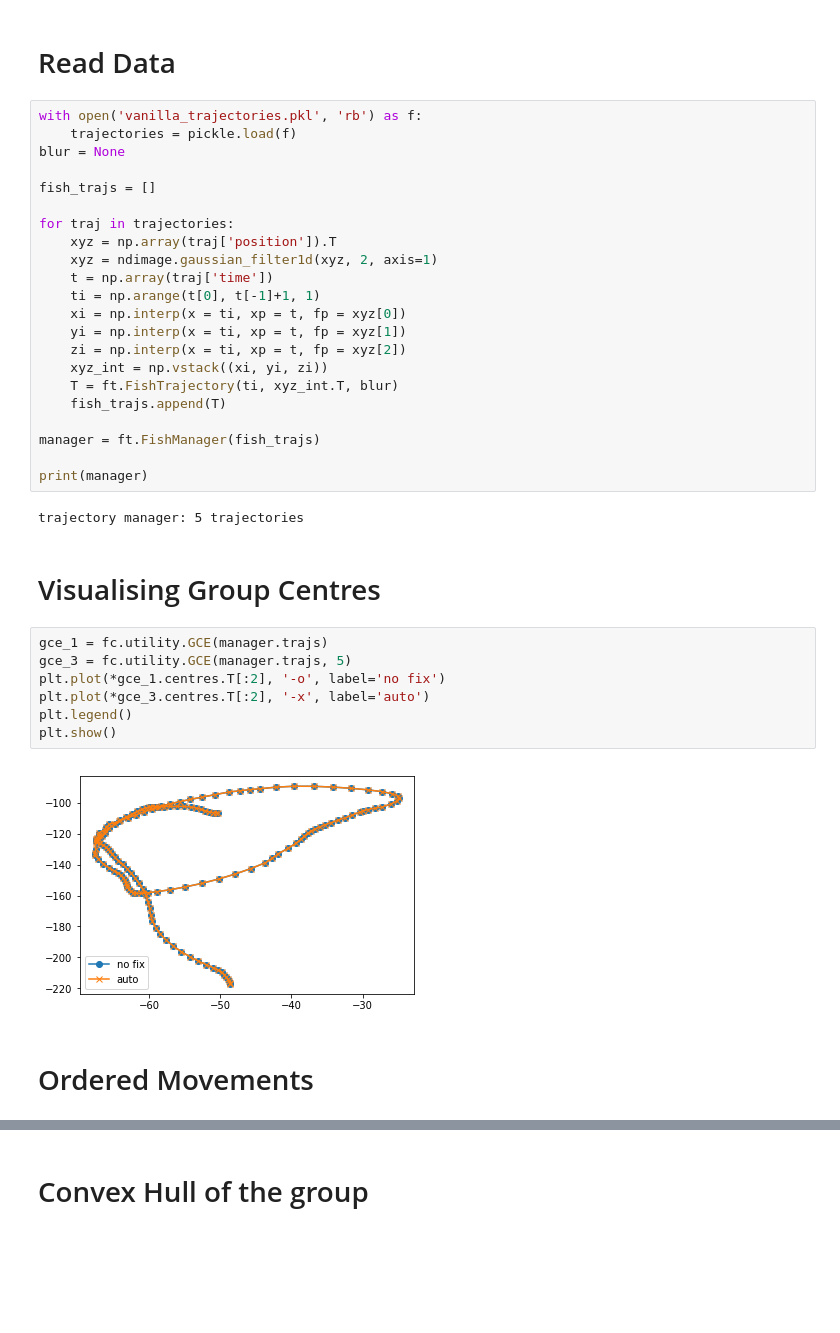
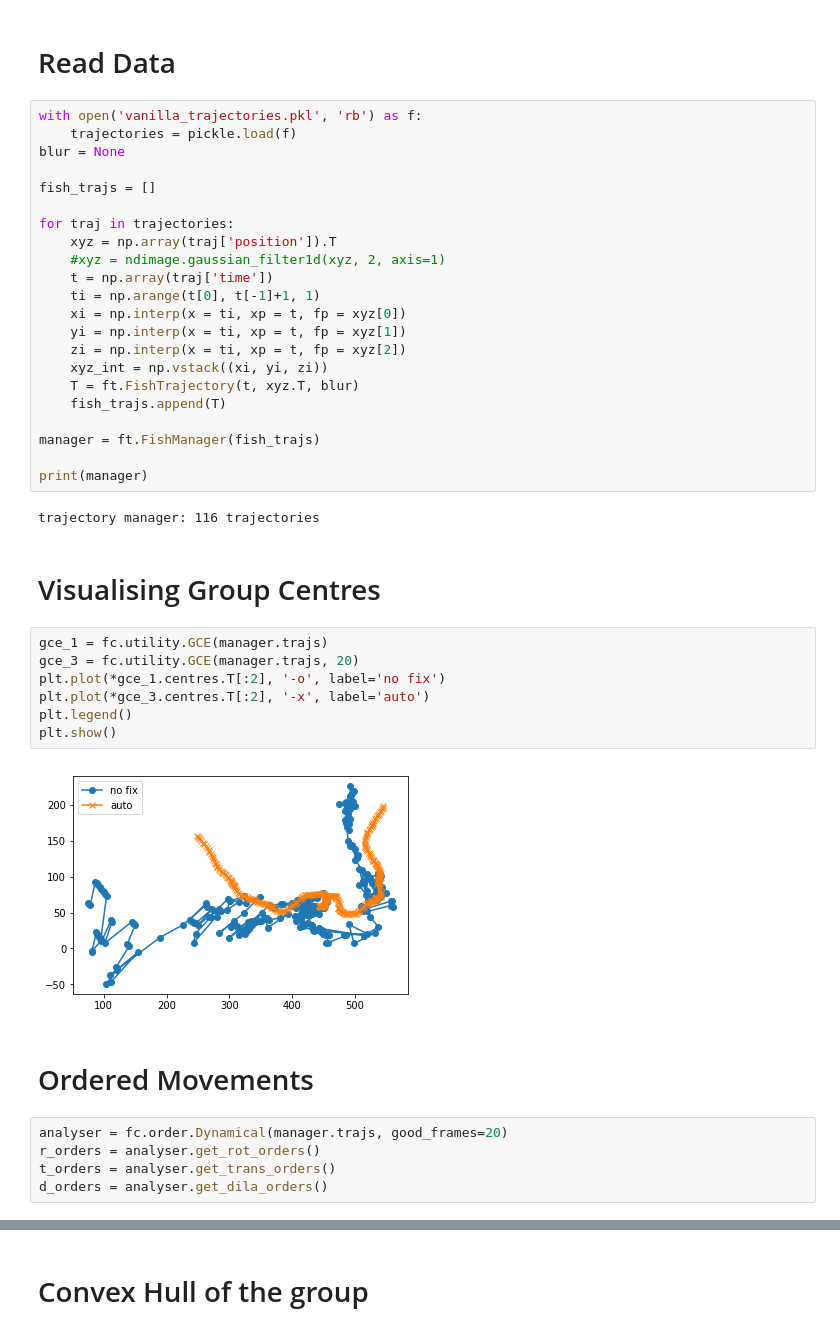
Before and after one commit to yangyushi/FishPy, a Jupyter notebook: notebooks/corr.ipynb, the cells around one changed output, grey strips where cells are left out. Saved outputs shown, nothing was run; the diff lists cells and outputs as text; blank space fills up the shorter version.

```diff
--- a/notebooks/corr.ipynb
+++ b/notebooks/corr.ipynb
@@ -34,32 +31,37 @@ fish_trajs = []
 
 for traj in trajectories:
     xyz = np.array(traj['position']).T
-    xyz = ndimage.gaussian_filter1d(xyz, 2, axis=1)
+    #xyz = ndimage.gaussian_filter1d(xyz, 2, axis=1)
     t = np.array(traj['time'])
     ti = np.arange(t[0], t[-1]+1, 1)
     xi = np.interp(x = ti, xp = t, fp = xyz[0])
     yi = np.interp(x = ti, xp = t, fp = xyz[1])
     zi = np.interp(x = ti, xp = t, fp = xyz[2])
     xyz_int = np.vstack((xi, yi, zi))
-    T = ft.FishTrajectory(ti, xyz_int.T, blur)
+    T = ft.FishTrajectory(t, xyz.T, blur)
     fish_trajs.append(T)
 
 manager = ft.FishManager(fish_trajs)
 
 print(manager)
 # %% [output]
-trajectory manager: 5 trajectories
+trajectory manager: 116 trajectories
 # %% [markdown]
 # Visualising Group Centres
 # %%
 gce_1 = fc.utility.GCE(manager.trajs)
-gce_3 = fc.utility.GCE(manager.trajs, 5)
+gce_3 = fc.utility.GCE(manager.trajs, 20)
 plt.plot(*gce_1.centres.T[:2], '-o', label='no fix')
 plt.plot(*gce_3.centres.T[:2], '-x', label='auto')
 plt.legend()
 plt.show()
 # %% [output]
-[figure, old version]
+[figure, new version]
 # %% [markdown]
 # Ordered Movements
+# %%
+analyser = fc.order.Dynamical(manager.trajs, good_frames=20)
+r_orders = analyser.get_rot_orders()
+t_orders = analyser.get_trans_orders()
+d_orders = analyser.get_dila_orders()
 # %%
```
Also changed, not shown: parts of 7 cells of this notebook, 1 other file.
